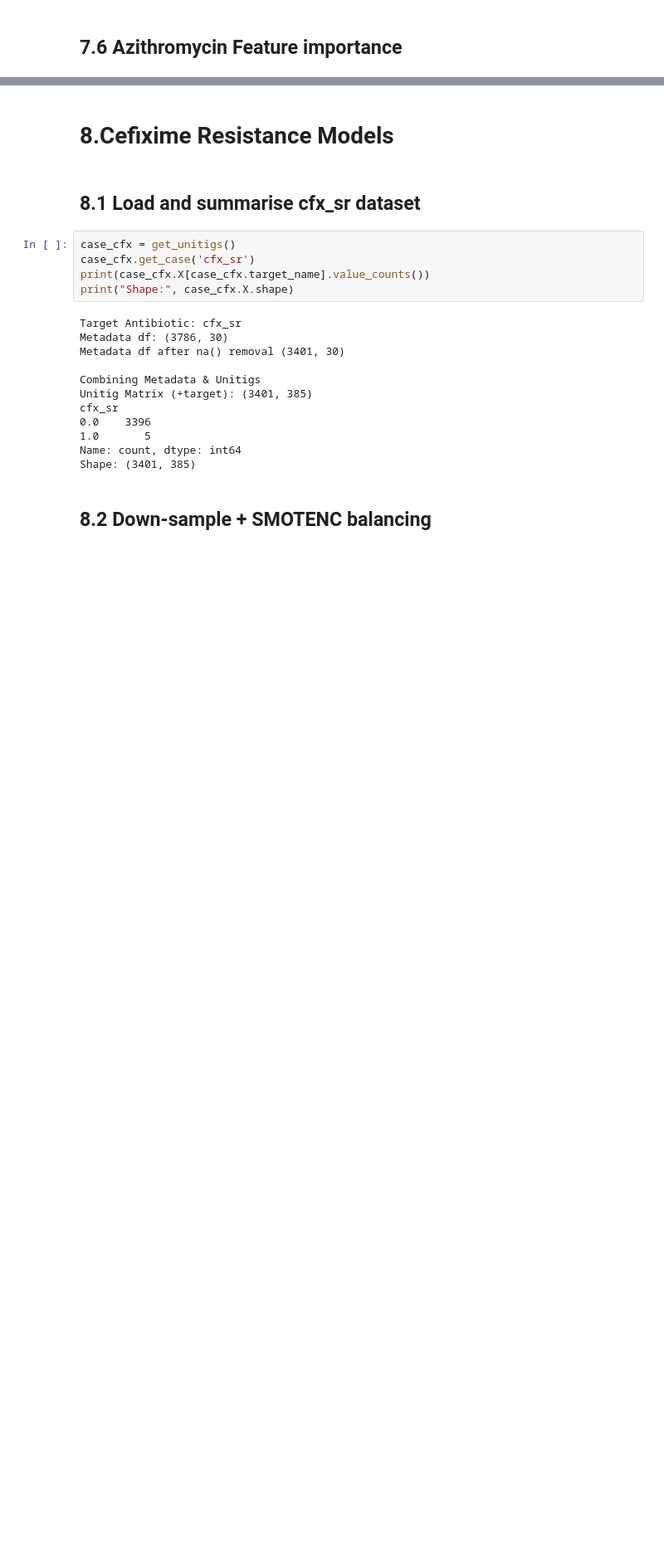
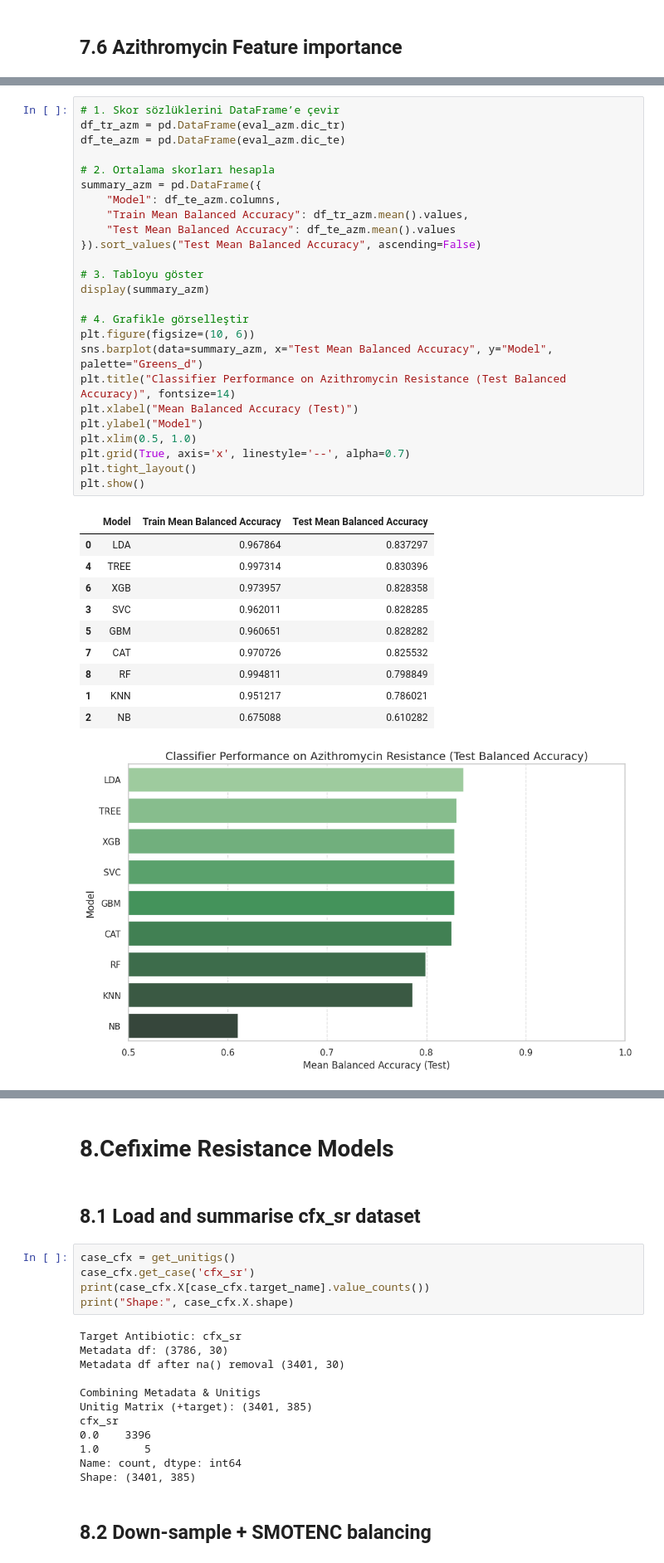
Before and after one commit to MrEktirir/Antibiotics-Resistance-Prediction, a Jupyter notebook: Notebooks/main.ipynb, the cells around one changed output, grey strips where cells are left out. Shown at 83% size. Saved outputs shown, nothing was run; the diff lists cells and outputs as text; blank space fills up the shorter version.

```diff
--- a/Notebooks/main.ipynb
+++ b/Notebooks/main.ipynb
@@ -1874,0 +1992,37 @@ pos_seq_azm
+# %%
+# 1. Skor sözlüklerini DataFrame’e çevir
+df_tr_azm = pd.DataFrame(eval_azm.dic_tr)
+df_te_azm = pd.DataFrame(eval_azm.dic_te)
+
+# 2. Ortalama skorları hesapla
+summary_azm = pd.DataFrame({
+    "Model": df_te_azm.columns,
+    "Train Mean Balanced Accuracy": df_tr_azm.mean().values,
+    "Test Mean Balanced Accuracy": df_te_azm.mean().values
+}).sort_values("Test Mean Balanced Accuracy", ascending=False)
+
+# 3. Tabloyu göster
+display(summary_azm)
+
+# 4. Grafikle görselleştir
+plt.figure(figsize=(10, 6))
+sns.barplot(data=summary_azm, x="Test Mean Balanced Accuracy", y="Model", palette="Greens_d")
+plt.title("Classifier Performance on Azithromycin Resistance (Test Balanced Accuracy)", fontsize=14)
+plt.xlabel("Mean Balanced Accuracy (Test)")
+plt.ylabel("Model")
+plt.xlim(0.5, 1.0)
+plt.grid(True, axis='x', linestyle='--', alpha=0.7)
+plt.tight_layout()
+plt.show()
+# %% [output]
+|  | Model | Train Mean Balanced Accuracy | Test Mean Balanced Accuracy |
+| 0 | LDA | 0.967864 | 0.837297 |
+| 4 | TREE | 0.997314 | 0.830396 |
+| 6 | XGB | 0.973957 | 0.828358 |
+| 3 | SVC | 0.962011 | 0.828285 |
+| 5 | GBM | 0.960651 | 0.828282 |
+| 7 | CAT | 0.970726 | 0.825532 |
+| 8 | RF | 0.994811 | 0.798849 |
+| 1 | KNN | 0.951217 | 0.786021 |
+| 2 | NB | 0.675088 | 0.610282 |
+[figure, added]
```
Also changed, not shown: parts of 26 cells of this notebook.
